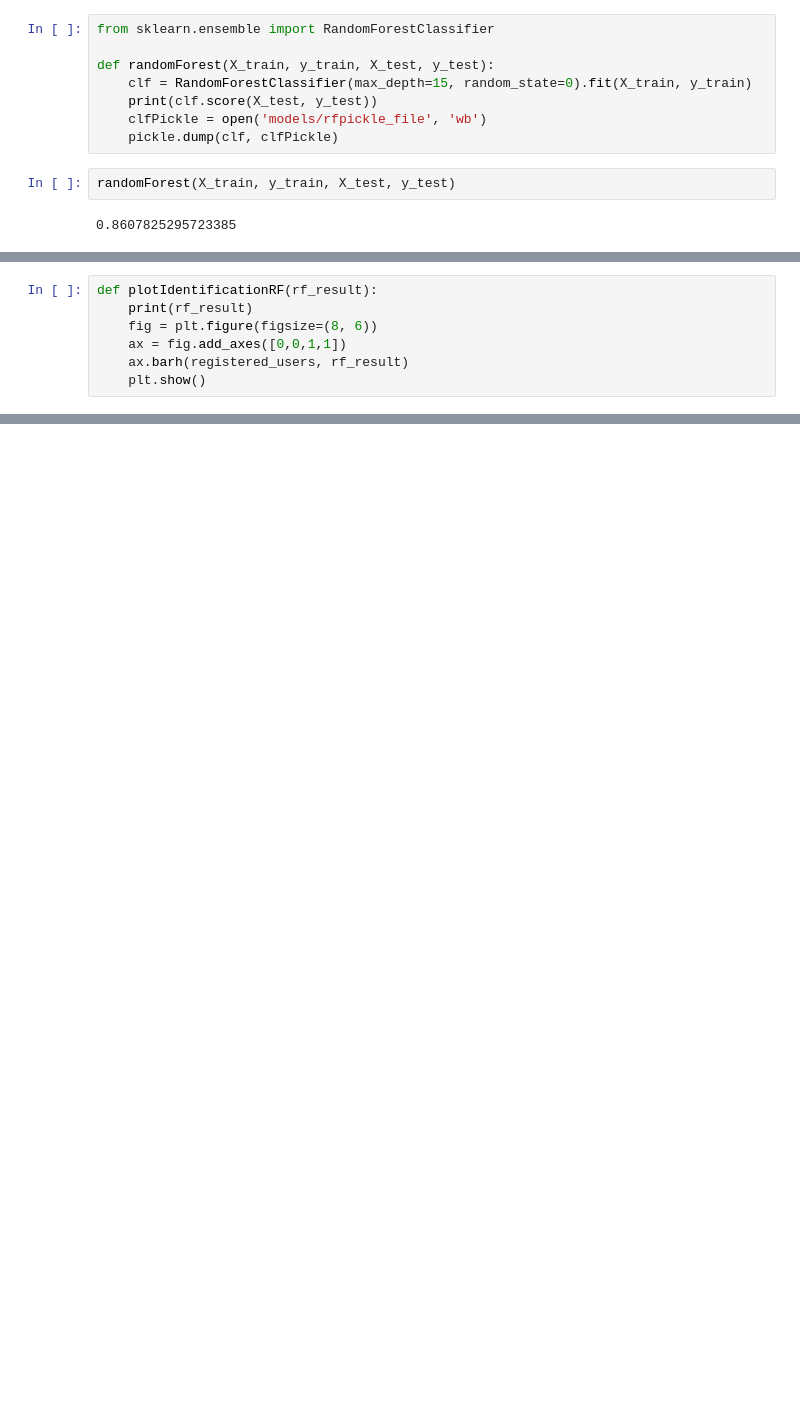
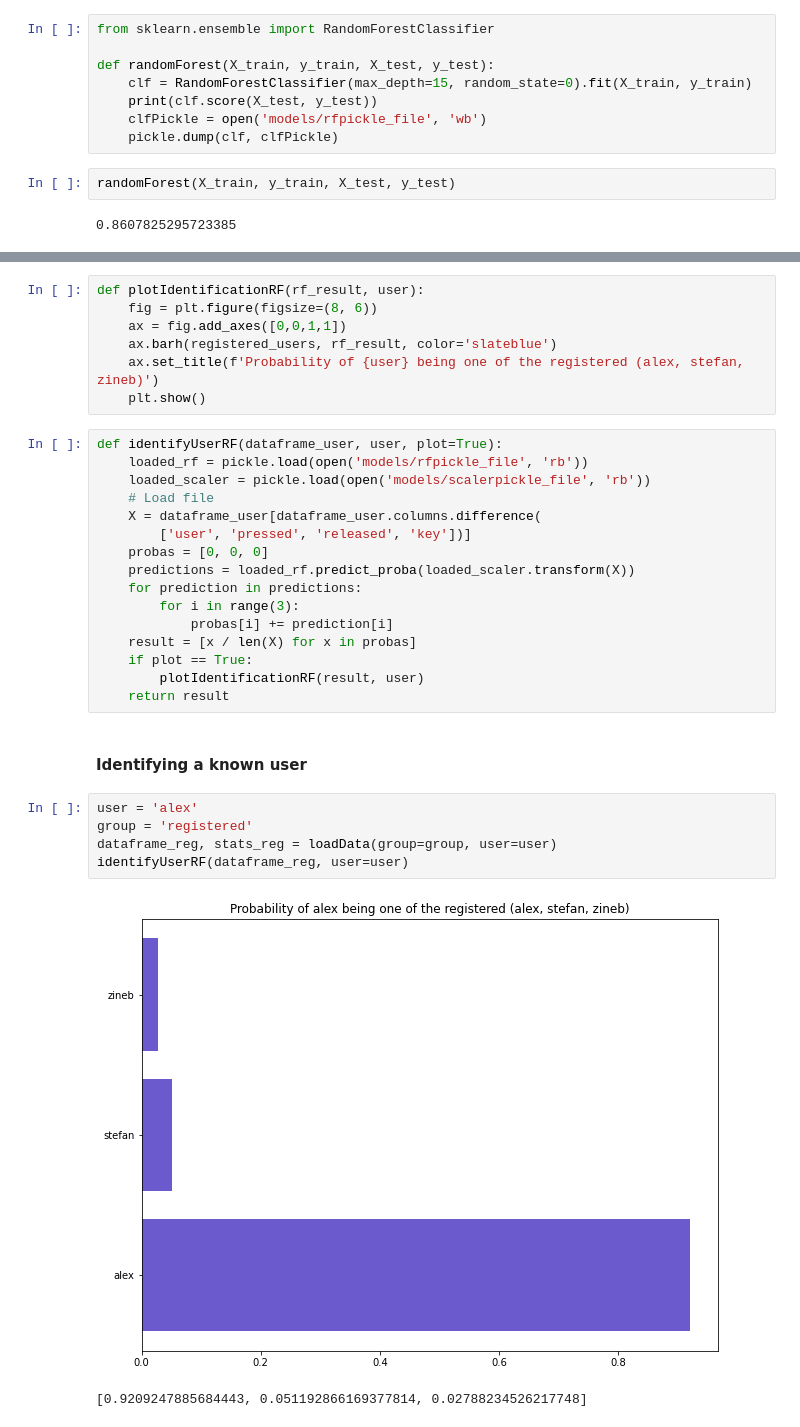
Before and after one commit to abremard/OT2_Data_Mining, a Jupyter notebook: main.ipynb, the cells around one changed output, grey strips where cells are left out. Cells and saved outputs as stored; diff of their text form; blank space fills up the shorter version.

```diff
--- a/main.ipynb
+++ b/main.ipynb
@@ -600,7 +398,0 @@ identifyUserGB('datasets/intruder/zihao_data.csv')
-# %%
-def plotIdentificationRF(rf_result):
-    print(rf_result)
-    fig = plt.figure(figsize=(8, 6))
-    ax = fig.add_axes([0,0,1,1])
-    ax.barh(registered_users, rf_result)
-    plt.show()
@@ -760,0 +449,33 @@ apm diff = 124.69763082676252
+# %%
+def plotIdentificationRF(rf_result, user):
+    fig = plt.figure(figsize=(8, 6))
+    ax = fig.add_axes([0,0,1,1])
+    ax.barh(registered_users, rf_result, color='slateblue')
+    ax.set_title(f'Probability of {user} being one of the registered (alex, stefan, zineb)')
+    plt.show()
+# %%
+def identifyUserRF(dataframe_user, user, plot=True):
+    loaded_rf = pickle.load(open('models/rfpickle_file', 'rb'))
+    loaded_scaler = pickle.load(open('models/scalerpickle_file', 'rb'))
+    # Load file
+    X = dataframe_user[dataframe_user.columns.difference(
+        ['user', 'pressed', 'released', 'key'])]
+    probas = [0, 0, 0]
+    predictions = loaded_rf.predict_proba(loaded_scaler.transform(X))
+    for prediction in predictions:
+        for i in range(3):
+            probas[i] += prediction[i]
+    result = [x / len(X) for x in probas]
+    if plot == True:
+        plotIdentificationRF(result, user)
+    return result
+# %% [markdown]
+#### Identifying a known user
+# %%
+user = 'alex'
+group = 'registered'
+dataframe_reg, stats_reg = loadData(group=group, user=user)
+identifyUserRF(dataframe_reg, user=user)
+# %% [output]
+[figure, added]
+[0.9209247885684443, 0.051192866169377814, 0.02788234526217748]
```
Also changed, not shown: parts of 85 cells of this notebook, 15 other files.
